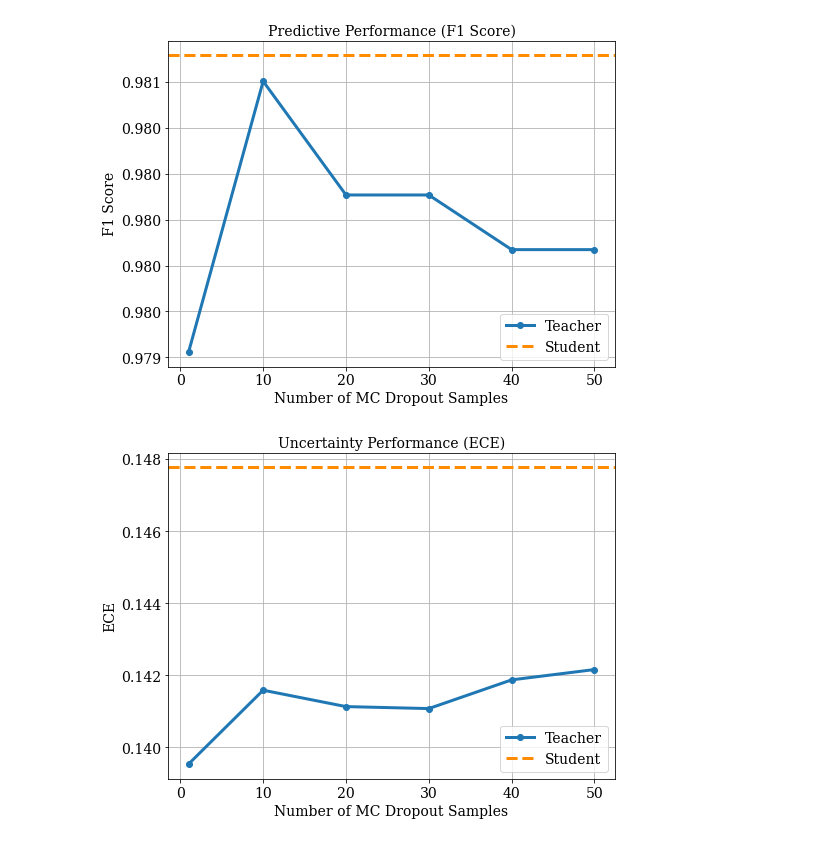
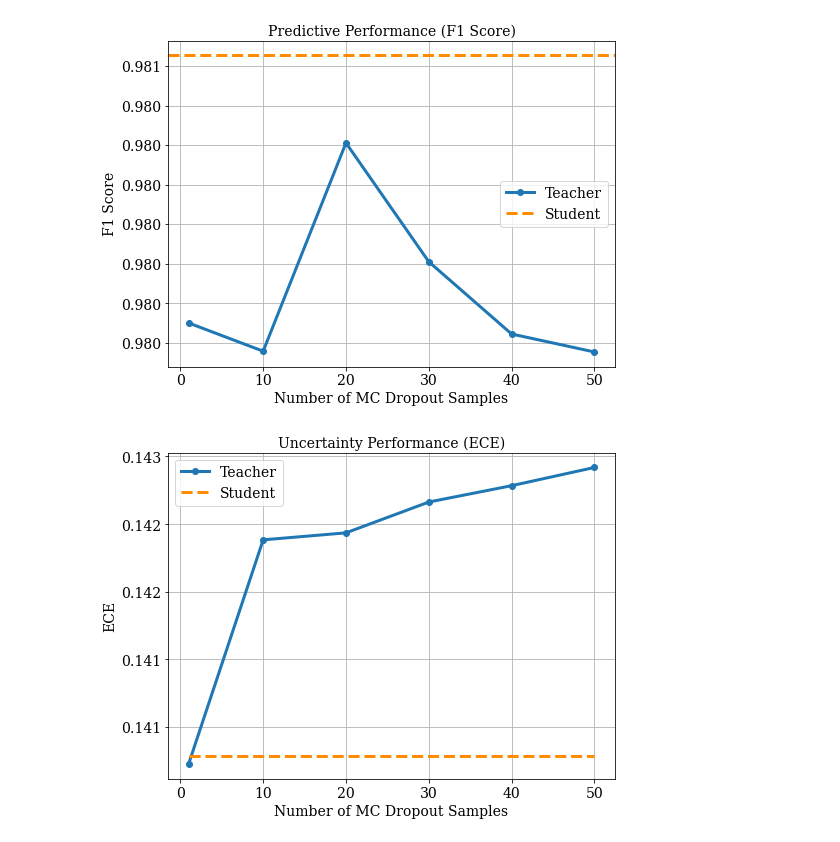
Before and after one commit to jsonnenburg/real-time-uncertainty-text-classification, a Jupyter notebook: analysis/teacher_student_MCD_performance.ipynb, the cells around one changed output. Drawn from its saved outputs; the diff is of its cells as text; code cells hidden in the pictures.

```diff
--- a/analysis/teacher_student_MCD_performance.ipynb
+++ b/analysis/teacher_student_MCD_performance.ipynb
@@ -14,5 +14,5 @@ for k in teacher_mcd_results.keys():
         teacher_mcd_results[k] = json.load(f)
 
 # student predictions
-with open('../out/bert_student/m5_k10/e2/results/results.json', 'r') as f:
+with open('../out/bert_student/m5_k10/shen_1_lr0.0002_e10/results/results.json', 'r') as f:
     student_mcd_results = json.load(f)
@@ -63,6 +42,7 @@ plt.grid(True)
 teacher_f1 = [teacher_mcd_results[k]['f1_score'] for k in teacher_mcd_results.keys()]
 teacher_k = [int(k) for k in teacher_mcd_results.keys()]
 plt.plot(teacher_k, teacher_f1, 'o-', lw=3, label='Teacher')
+#plt.ylim(0.978, 0.982)
 plt.xlabel('Number of MC Dropout Samples')
 plt.ylabel('F1 Score')
 plt.title('Predictive Performance (F1 Score)')
@@ -70,22 +50,25 @@ plt.title('Predictive Performance (F1 Score)')
 plt.axhline(student_mcd_results['f1_score'], color='darkorange', linestyle='--', lw=3, label='Student')
 plt.legend();
 # %% [output]
-[figure, old version]
+[figure, new version]
 # %%
 # plot teacher ece score vs k
 plt.figure(figsize=(8, 6))
 plt.gca().yaxis.set_major_formatter(StrMethodFormatter('{x:,.3f}'))
 
 # add grid
 plt.grid(True)
 teacher_f1 = [teacher_mcd_results[k]['ece_score'] for k in teacher_mcd_results.keys()]
 teacher_k = [int(k) for k in teacher_mcd_results.keys()]
 plt.plot(teacher_k, teacher_f1, 'o-', lw=3, label='Teacher')
 plt.xlabel('Number of MC Dropout Samples')
 plt.ylabel('ECE')
 plt.title('Uncertainty Performance (ECE)')
-# add student f1 score
-plt.axhline(student_mcd_results['ece_score'], color='darkorange', linestyle='--', lw=3, label='Student')
+# add student ece score
+student_ece = student_mcd_results['ece_score']
+xmin = min(teacher_k)
+xmax = max(teacher_k)
+plt.hlines(student_ece, xmin, xmax, colors='darkorange', linestyles='--', lw=3, label='Student')
 plt.legend();
 # %% [output]
-[figure, old version]
+[figure, new version]
```
Also changed, not shown: parts of 3 cells of this notebook, 1 other file.
